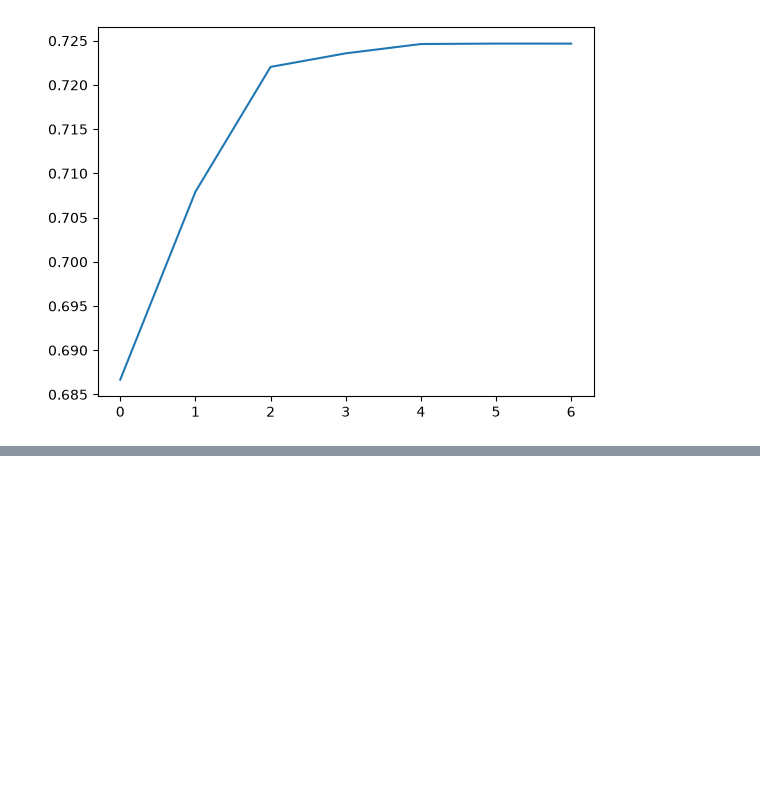
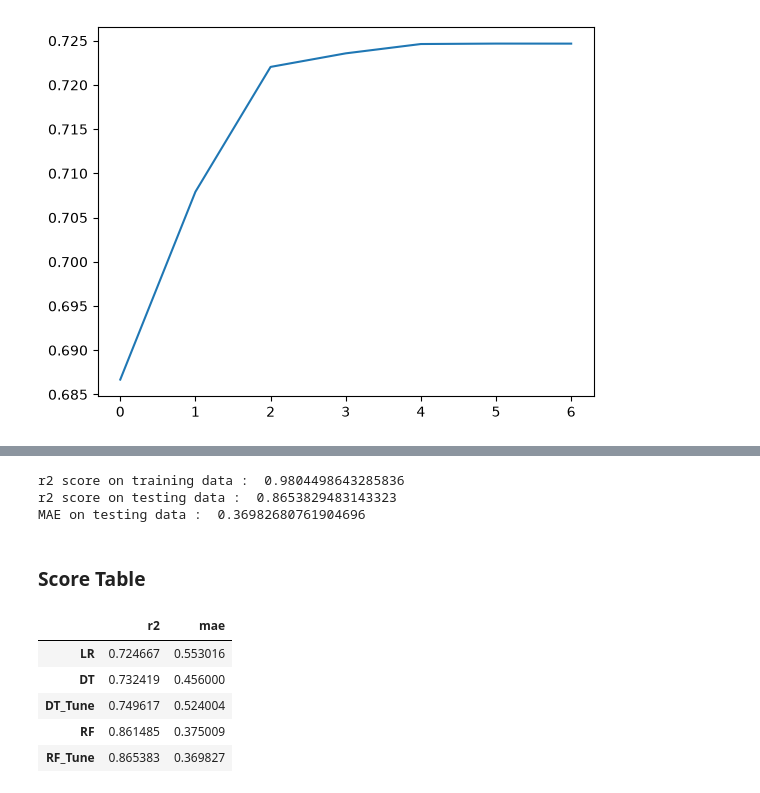
Before and after one commit to ayansuvra/Mental-Health-Score-Predictor, a Jupyter notebook: notebook/notebook.ipynb, the cells around one changed output, grey strips where cells are left out. Cells and saved outputs as stored; diff of their text form; code cells hidden in the pictures; blank space fills up the shorter version.

```diff
--- a/notebook/notebook.ipynb
+++ b/notebook/notebook.ipynb
@@ -309,0 +413,7 @@ plt.show()
+# %%
+y_pred_rf = rf.predict(x_test_transform)
+
+print('r2 score on training data : ', r2_score(y_train, rf.predict(x_train_transform)))
+print('r2 score on testing data : ', r2_score(y_test, y_pred_rf))
+
+print('MAE on testing data : ', mean_absolute_error(y_test, y_pred_rf))
@@ -309,0 +424,16 @@ plt.show()
+# %%
+# Random Forest Regressor Tuning
+
+param_grid_rf = {
+    "n_estimators": [100, 200, 500],
+    "max_depth": [None, 10, 20, 30],
+    "min_samples_split": [2, 5, 10],
+    "min_samples_leaf": [1, 2, 4],
+    "max_features": [0.5, 0.8, 1.0]
+}
+
+kfold_rf = KFold(shuffle=True, n_splits=5, random_state=149)
+rf_tune = RandomForestRegressor(random_state=149)
+
+gs_rf = GridSearchCV(rf_tune, scoring='r2', param_grid=param_grid_rf, n_jobs=-1, verbose=1, cv=kfold_rf, refit=True)
+gs_rf.fit(x_train_transform, y_train)
@@ -309,0 +450,33 @@ plt.show()
+# %%
+y_pred_rf_tune = gs_rf.predict(x_test_transform)
+
+print('r2 score on training data : ', r2_score(y_train, gs_rf.predict(x_train_transform)))
+print('r2 score on testing data : ', r2_score(y_test, y_pred_rf_tune))
+
+print('MAE on testing data : ', mean_absolute_error(y_test, y_pred_rf_tune))
+# %% [output]
+r2 score on training data :  0.9804498643285836
+r2 score on testing data :  0.8653829483143323
+MAE on testing data :  0.36982680761904696
+# %%
+# RF Score
+rf_scores = {
+    'r2' : r2_score(y_test, y_pred_rf),
+    'mae' : mean_absolute_error(y_test, y_pred_rf)
+}
+rf_tune_scores = {
+    'r2' : r2_score(y_test, y_pred_rf_tune),
+    'mae' : mean_absolute_error(y_test, y_pred_rf_tune)
+}
+# %% [markdown]
+### Score Table
+# %%
+score_table = pd.DataFrame([lr_scores,dt_scores,dt_tune_scores,rf_scores,rf_tune_scores], index=['LR', 'DT', 'DT_Tune', 'RF', 'RF_Tune'])
+score_table
+# %% [output]
+|  | r2 | mae |
+| LR | 0.724667 | 0.553016 |
+| DT | 0.732419 | 0.456000 |
+| DT_Tune | 0.749617 | 0.524004 |
+| RF | 0.861485 | 0.375009 |
+| RF_Tune | 0.865383 | 0.369827 |
```
Also changed, not shown: parts of 16 cells of this notebook.
